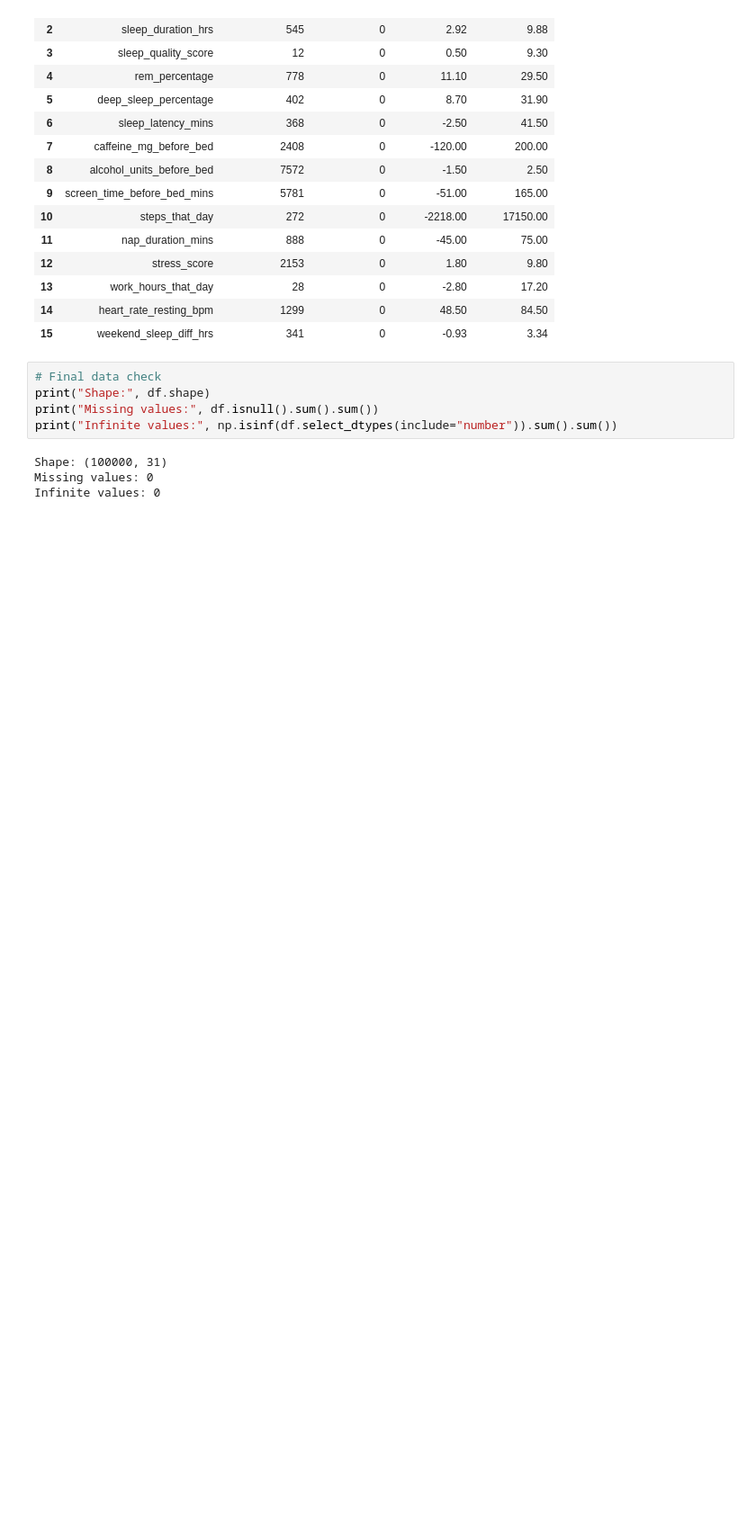
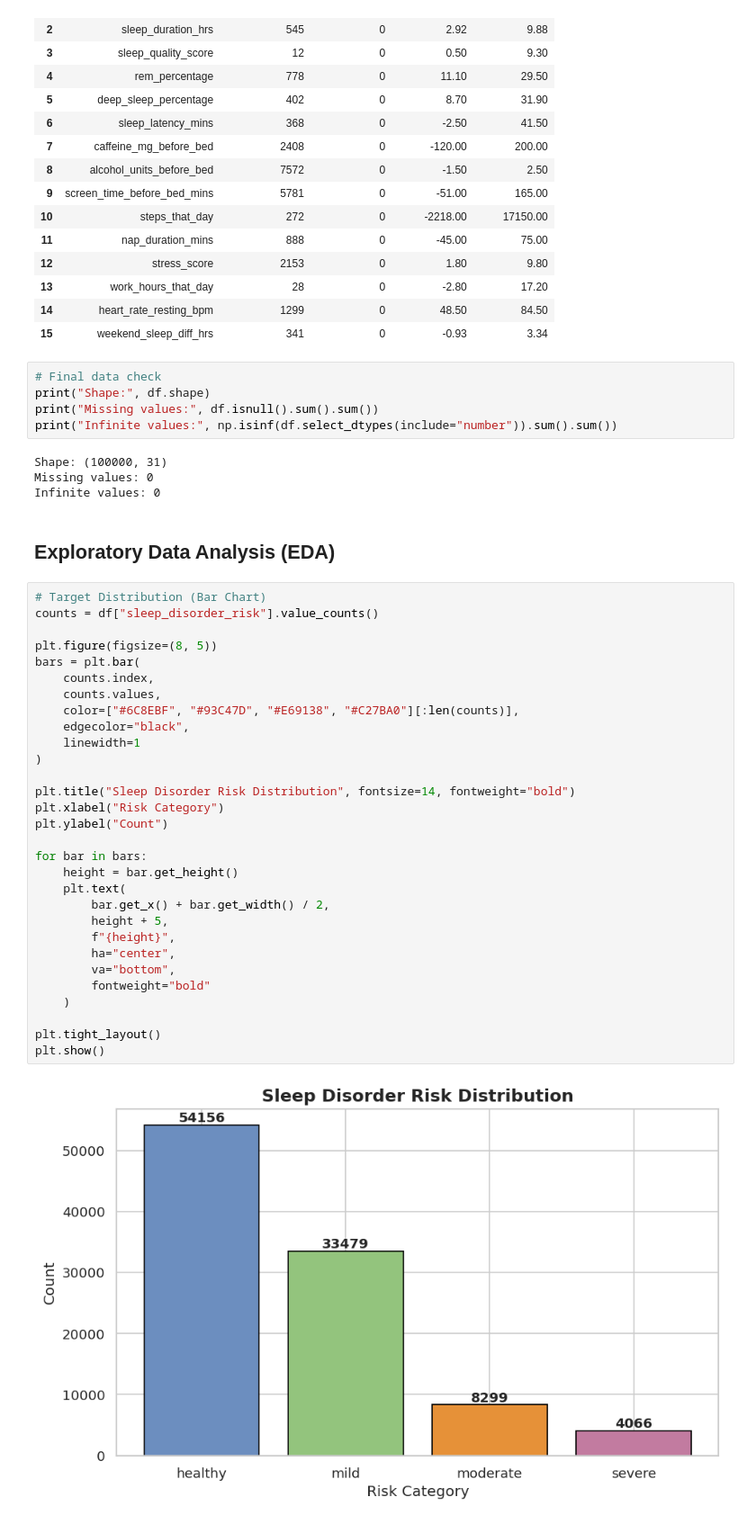
Before and after one commit to ibtihal7alharbi-tech/ML-project, a Jupyter notebook: sleep_disorder_risk_prediction.ipynb, the cells around one changed output. Shown at 90% size. Drawn from its saved outputs; the diff is of its cells as text; blank space fills up the shorter version.

Commit message:
Completed Exploratory Data Analysis (EDA)

```diff
--- a/sleep_disorder_risk_prediction.ipynb
+++ b/sleep_disorder_risk_prediction.ipynb
@@ -217,3 +217,37 @@ print("Infinite values:", np.isinf(df.select_dtypes(include="number")).sum().sum
 Shape: (100000, 31)
 Missing values: 0
 Infinite values: 0
+# %% [markdown]
+## Exploratory Data Analysis (EDA)
+# %%
+# Target Distribution (Bar Chart)
+counts = df["sleep_disorder_risk"].value_counts()
+
+plt.figure(figsize=(8, 5))
+bars = plt.bar(
+    counts.index,
+    counts.values,
+    color=["#6C8EBF", "#93C47D", "#E69138", "#C27BA0"][:len(counts)],
+    edgecolor="black",
+    linewidth=1
+)
+
+plt.title("Sleep Disorder Risk Distribution", fontsize=14, fontweight="bold")
+plt.xlabel("Risk Category")
+plt.ylabel("Count")
+
+for bar in bars:
+    height = bar.get_height()
+    plt.text(
+        bar.get_x() + bar.get_width() / 2,
+        height + 5,
+        f"{height}",
+        ha="center",
+        va="bottom",
+        fontweight="bold"
+    )
+
+plt.tight_layout()
+plt.show()
+# %% [output]
+[figure, added]
```
Also changed, not shown: parts of 16 cells of this notebook.
